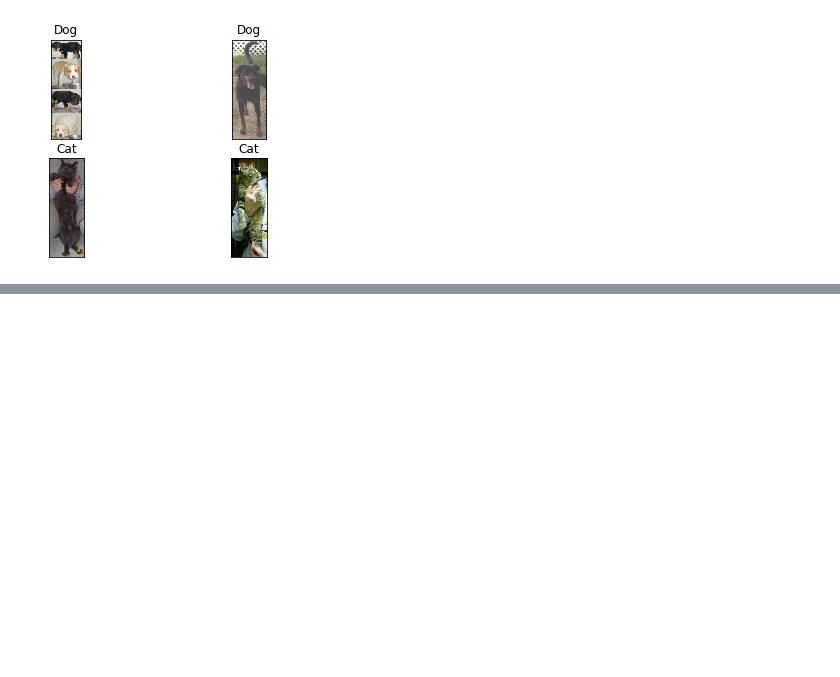
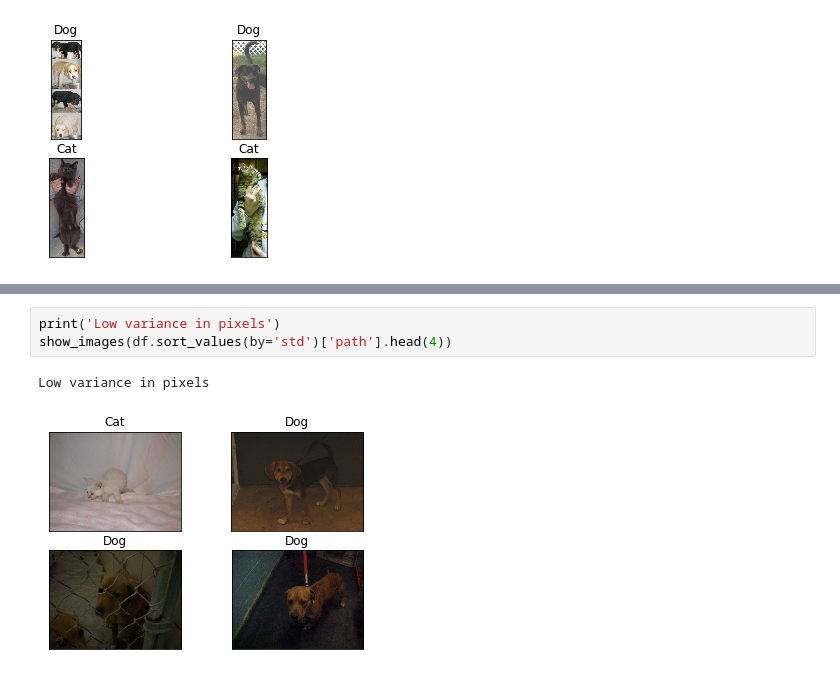
Before and after one commit to Bielicki/tensorflow_practice, a Jupyter notebook: Cats vs. Dogs/Cats vs. Dogs preprocessing.ipynb, the cells around one changed output, grey strips where cells are left out. Cells and saved outputs as stored; diff of their text form; blank space fills up the shorter version.

```diff
--- a/Cats vs. Dogs/Cats vs. Dogs preprocessing.ipynb
+++ b/Cats vs. Dogs/Cats vs. Dogs preprocessing.ipynb
@@ -136,0 +157,6 @@ Lowest aspect ratio
+# %%
+print('Low variance in pixels')
+show_images(df.sort_values(by='std')['path'].head(4))
+# %% [output]
+Low variance in pixels
+[figure, added]
```
Also changed, not shown: parts of 11 cells of this notebook.
